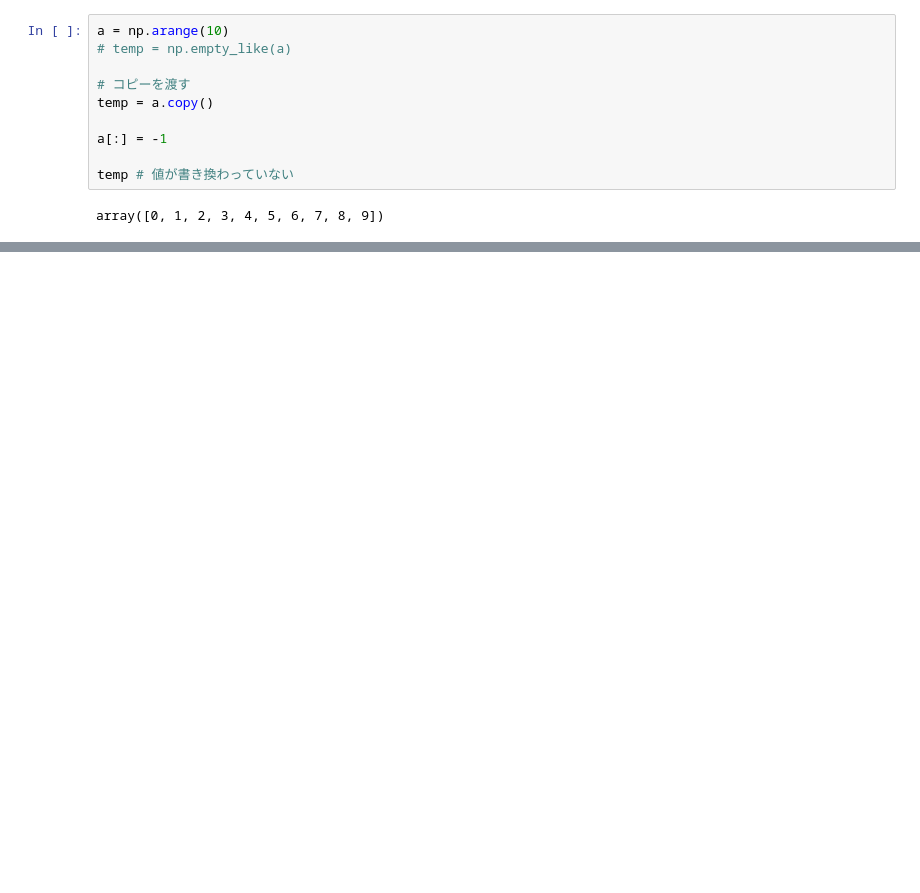
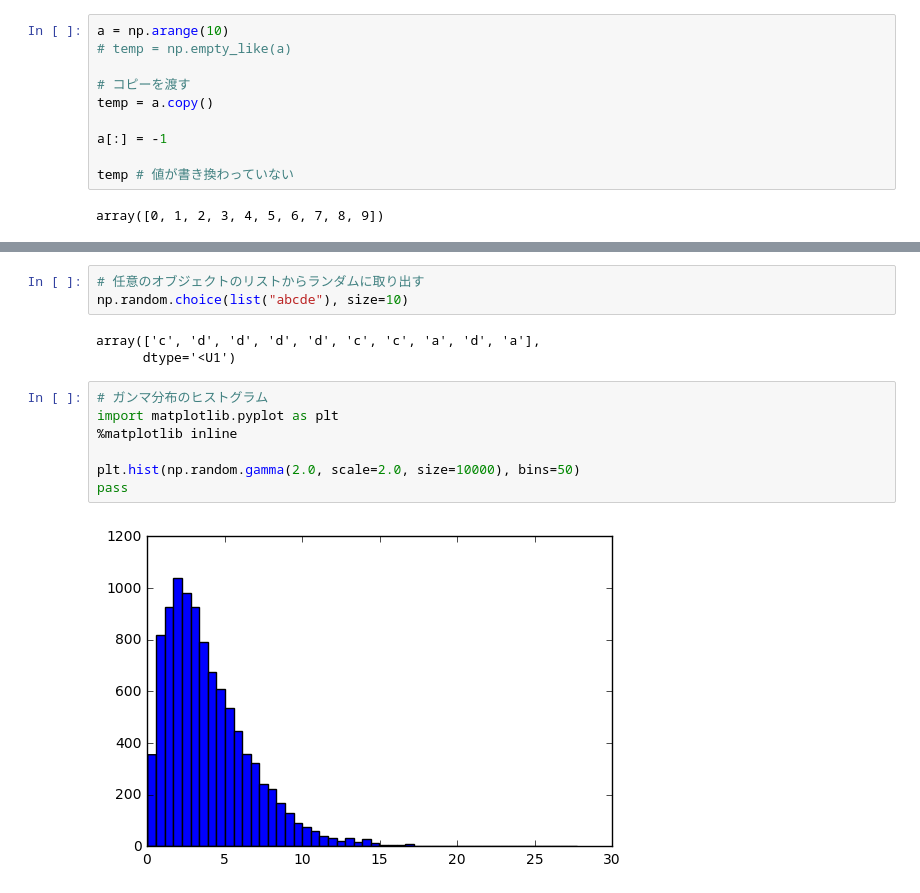
Before and after one commit to Kyoto-GeoPython/Kyoto-GeoPython, a Jupyter notebook: 基礎編/numpy（基礎編）.ipynb, the cells around one changed output, grey strips where cells are left out. Cells and saved outputs as stored; diff of their text form; blank space fills up the shorter version.

```diff
--- a/基礎編/numpy（基礎編）.ipynb
+++ b/基礎編/numpy（基礎編）.ipynb
@@ -669,0 +922,15 @@ array([0, 1, 2, 3, 4, 5, 6, 7, 8, 9])
+# %%
+# 任意のオブジェクトのリストからランダムに取り出す
+np.random.choice(list("abcde"), size=10)
+# %% [output]
+array(['c', 'd', 'd', 'd', 'd', 'c', 'c', 'a', 'd', 'a'],
+      dtype='<U1')
+# %%
+# ガンマ分布のヒストグラム
+import matplotlib.pyplot as plt
+%matplotlib inline
+
+plt.hist(np.random.gamma(2.0, scale=2.0, size=10000), bins=50)
+pass
+# %% [output]
+[figure, added]
```
Also changed, not shown: parts of 81 cells of this notebook, 1 other file.
